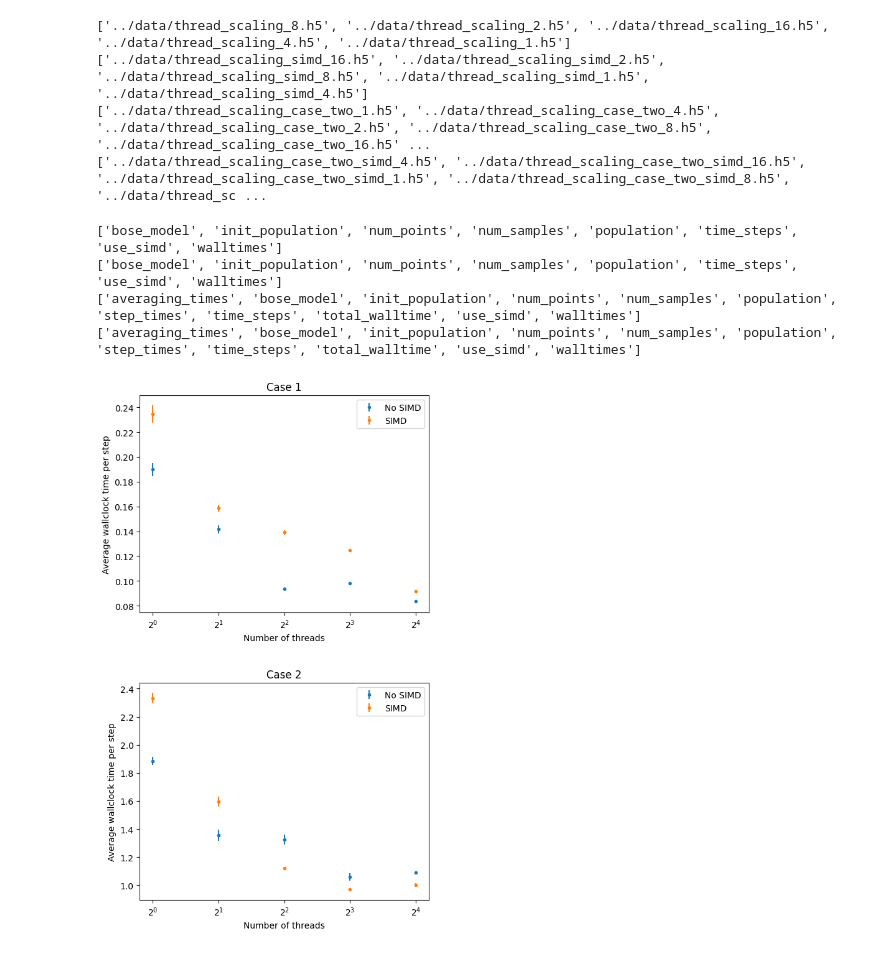
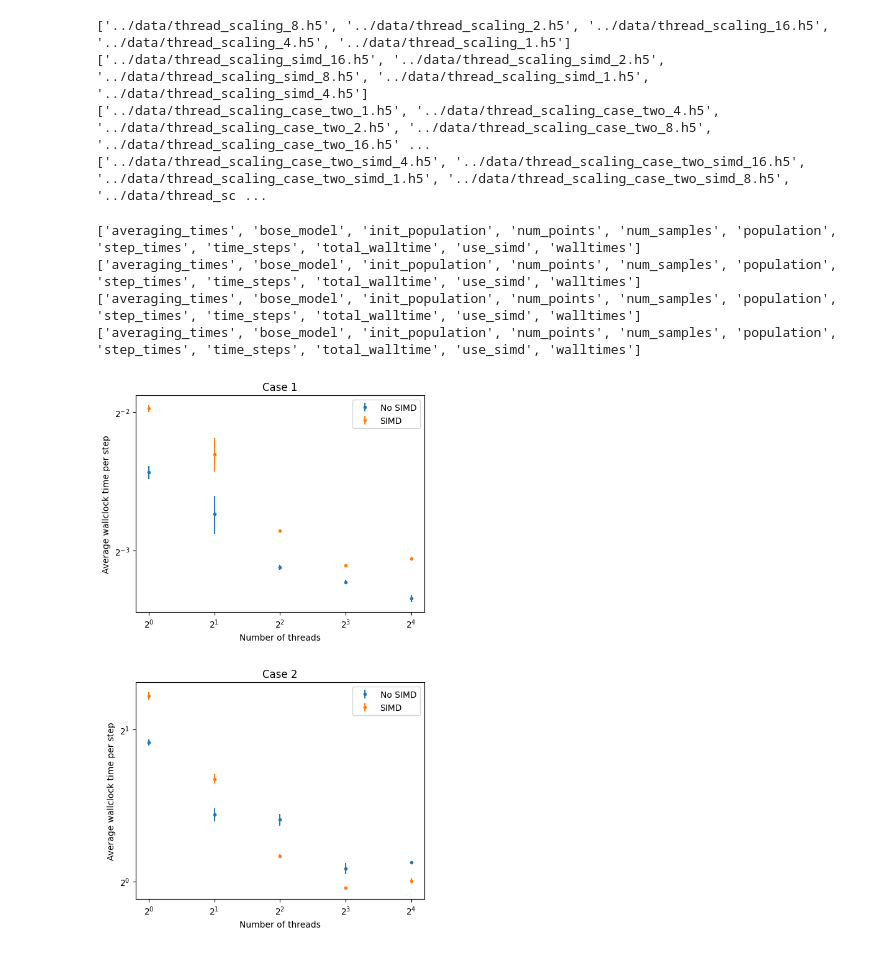
Before and after one commit to bdalfavero/wigner_parallel, a Jupyter notebook: scripts/thread_scaling.ipynb, the cells around one changed output. Cells and saved outputs as stored; diff of their text form; code cells hidden in the pictures.

Commit message:
Progress on writing and touching up plots.

```diff
--- a/scripts/thread_scaling.ipynb
+++ b/scripts/thread_scaling.ipynb
@@ -41,7 +41,9 @@ def analyze_case(filenames):
         average_times.append(time_avg)
         std_times.append(time_std)
     results = {}
-    #results["total_times"] = [hf["total_walltime"][0] for hf in h5_files]
+    results["step_times"] = [np.mean(h5py.File(f)["step_times"][()]) for f in filenames]
+    results["averaging_times"] = [np.mean(h5py.File(f)["averaging_times"])[()] for f in filenames]
+    results["total_times"] = [hf["total_walltime"][0] for hf in h5_files]
     results["num_threads"] = get_num_threads(filenames)
     results["average_times"] = np.array(average_times)
     results["std_times"] = np.array(std_times)
@@ -76,10 +78,10 @@ simd_results = analyze_case(simd_h5_filenames)
 case_two_results = analyze_case(case_two_h5_filenames)
 case_two_simd_results = analyze_case(case_two_simd_h5_filenames)
 # %% [output]
-['bose_model', 'init_population', 'num_points', 'num_samples', 'population', 'time_steps', 'use_simd', 'walltimes']
-['bose_model', 'init_population', 'num_points', 'num_samples', 'population', 'time_steps', 'use_simd', 'walltimes']
 ['averaging_times', 'bose_model', 'init_population', 'num_points', 'num_samples', 'population', 'step_times', 'time_steps', 'total_walltime', 'use_simd', 'walltimes']
 ['averaging_times', 'bose_model', 'init_population', 'num_points', 'num_samples', 'population', 'step_times', 'time_steps', 'total_walltime', 'use_simd', 'walltimes']
+['averaging_times', 'bose_model', 'init_population', 'num_points', 'num_samples', 'population', 'step_times', 'time_steps', 'total_walltime', 'use_simd', 'walltimes']
+['averaging_times', 'bose_model', 'init_population', 'num_points', 'num_samples', 'population', 'step_times', 'time_steps', 'total_walltime', 'use_simd', 'walltimes']
 # %%
 fig, ax = plt.subplots(2, 1)
 fig.set_figwidth(6.0)
@@ -88,32 +90,33 @@ ax[0].set_box_aspect(0.75)
 ax[1].set_box_aspect(0.75)
 
 ax[0].set_title("Case 1")
 ax[1].set_title("Case 2")
 
 ax[0].set_xscale('log', base=2)
 ax[1].set_xscale('log', base=2)
-#ax.set_yscale('log', base=10)
+ax[0].set_yscale('log', base=2)
+ax[1].set_yscale('log', base=2)
 
 ax[0].errorbar(np.array(results["num_threads"]), results["average_times"], yerr=results["std_times"], \
             linestyle='', marker='.', label="No SIMD")
 ax[0].set_xlabel("Number of threads")
 
 ax[0].errorbar(np.array(simd_results["num_threads"]), simd_results["average_times"], yerr=simd_results["std_times"], \
             linestyle='', marker='.', label="SIMD")
 
 ax[1].errorbar(np.array(case_two_results["num_threads"]), case_two_results["average_times"], yerr=case_two_results["std_times"], \
             linestyle='', marker='.', label="No SIMD")
 ax[1].set_xlabel("Number of threads")
 
 ax[1].errorbar(np.array(case_two_simd_results["num_threads"]), case_two_simd_results["average_times"], yerr=case_two_simd_results["std_times"], \
             linestyle='', marker='.', label="SIMD")
 
 ax[0].set_xlabel("Number of threads")
 ax[0].set_ylabel("Average wallclock time per step")
 ax[1].set_ylabel("Average wallclock time per step")
 ax[0].legend()
 ax[1].legend()
 
 plt.savefig("../plots/thread_scaling_steps.png")
 # %% [output]
-[figure, old version]
+[figure, new version]
```
Also changed, not shown: parts of 2 cells of this notebook, 2 other files.
